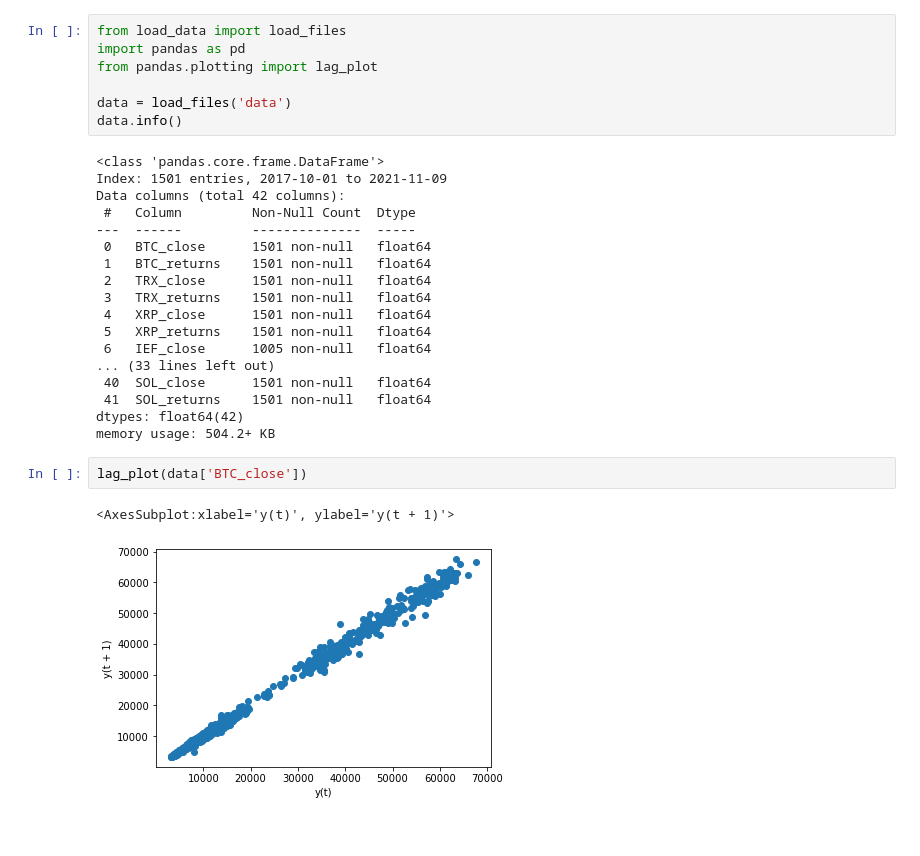
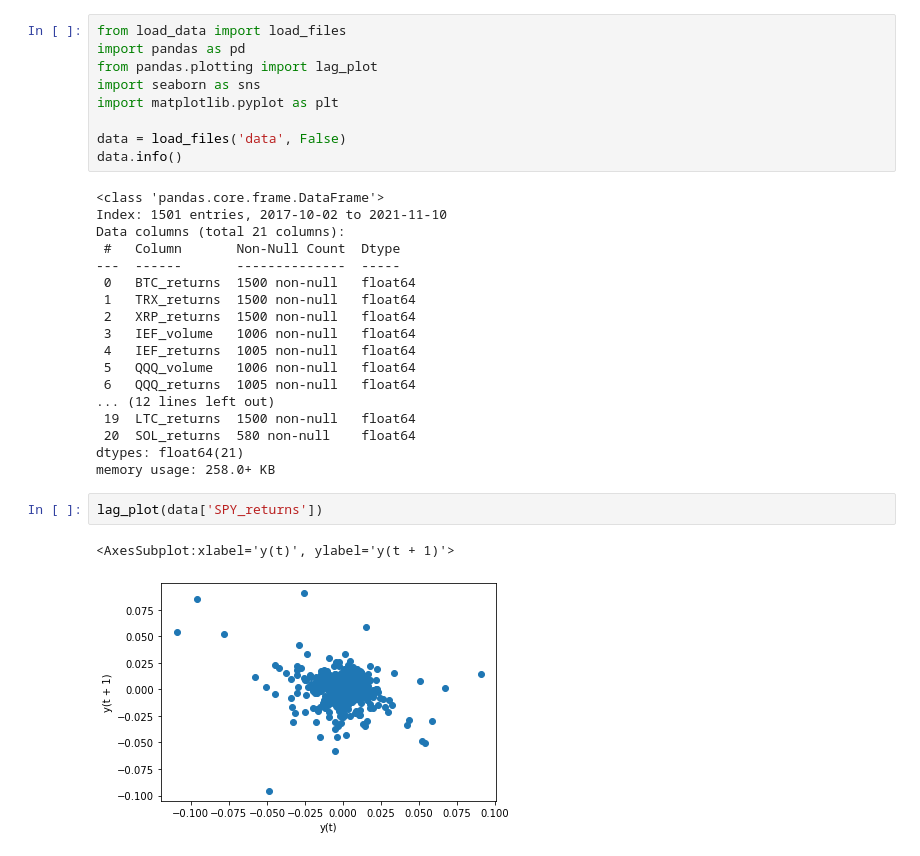
Before and after one commit to webclinic017/drift, a Jupyter notebook: exploration.ipynb, the cells around one changed output. Drawn from its saved outputs; the diff is of its cells as text.

```diff
--- a/exploration.ipynb
+++ b/exploration.ipynb
@@ -2,29 +2,31 @@
 from load_data import load_files
 import pandas as pd
 from pandas.plotting import lag_plot
+import seaborn as sns
+import matplotlib.pyplot as plt
 
-data = load_files('data')
+data = load_files('data', False)
 data.info()
 # %% [output]
 <class 'pandas.core.frame.DataFrame'>
-Index: 1501 entries, 2017-10-01 to 2021-11-09
-Data columns (total 42 columns):
- #   Column         Non-Null Count  Dtype
----  ------         --------------  -----
- 0   BTC_close      1501 non-null   float64
- 1   BTC_returns    1501 non-null   float64
- 2   TRX_close      1501 non-null   float64
- 3   TRX_returns    1501 non-null   float64
- 4   XRP_close      1501 non-null   float64
- 5   XRP_returns    1501 non-null   float64
- 6   IEF_close      1005 non-null   float64
-... (33 lines left out)
- 40  SOL_close      1501 non-null   float64
- 41  SOL_returns    1501 non-null   float64
-dtypes: float64(42)
-memory usage: 504.2+ KB
+Index: 1501 entries, 2017-10-02 to 2021-11-10
+Data columns (total 21 columns):
+ #   Column       Non-Null Count  Dtype
+---  ------       --------------  -----
+ 0   BTC_returns  1500 non-null   float64
+ 1   TRX_returns  1500 non-null   float64
+ 2   XRP_returns  1500 non-null   float64
+ 3   IEF_volume   1006 non-null   float64
+ 4   IEF_returns  1005 non-null   float64
+ 5   QQQ_volume   1006 non-null   float64
+ 6   QQQ_returns  1005 non-null   float64
+... (12 lines left out)
+ 19  LTC_returns  1500 non-null   float64
+ 20  SOL_returns  580 non-null    float64
+dtypes: float64(21)
+memory usage: 258.0+ KB
 # %%
-lag_plot(data['BTC_close'])
+lag_plot(data['SPY_returns'])
 # %% [output]
 <AxesSubplot:xlabel='y(t)', ylabel='y(t + 1)'>
-[figure, old version]
+[figure, new version]
```
Also changed, not shown: parts of 2 cells of this notebook, 21 other files.
